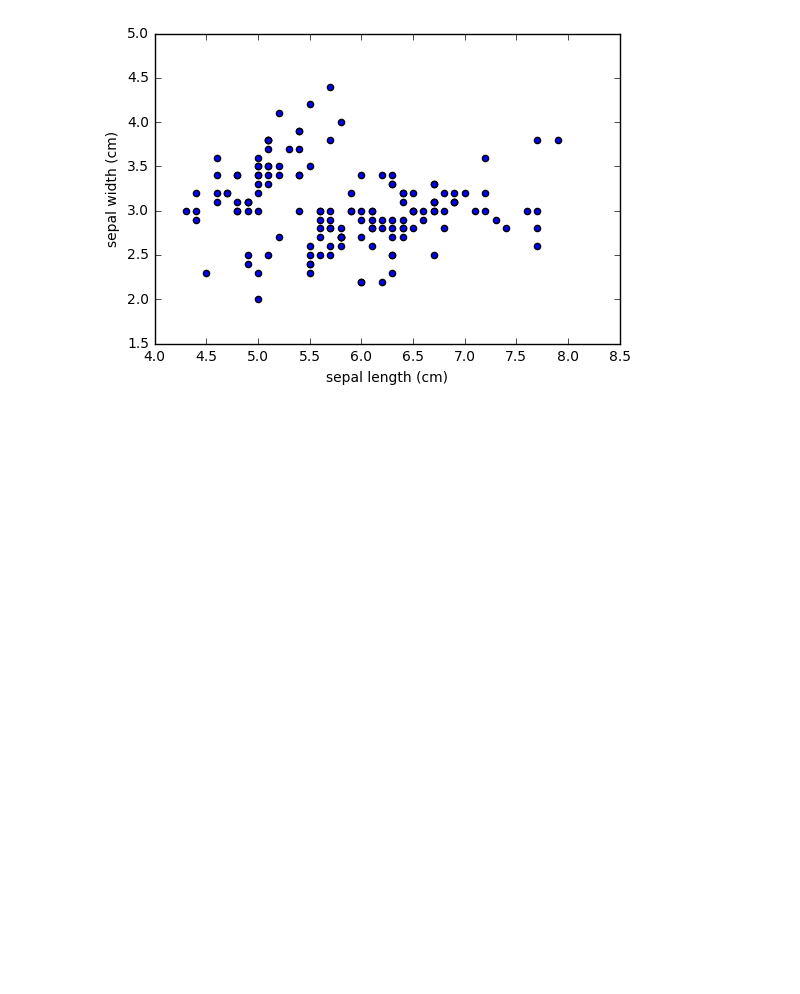
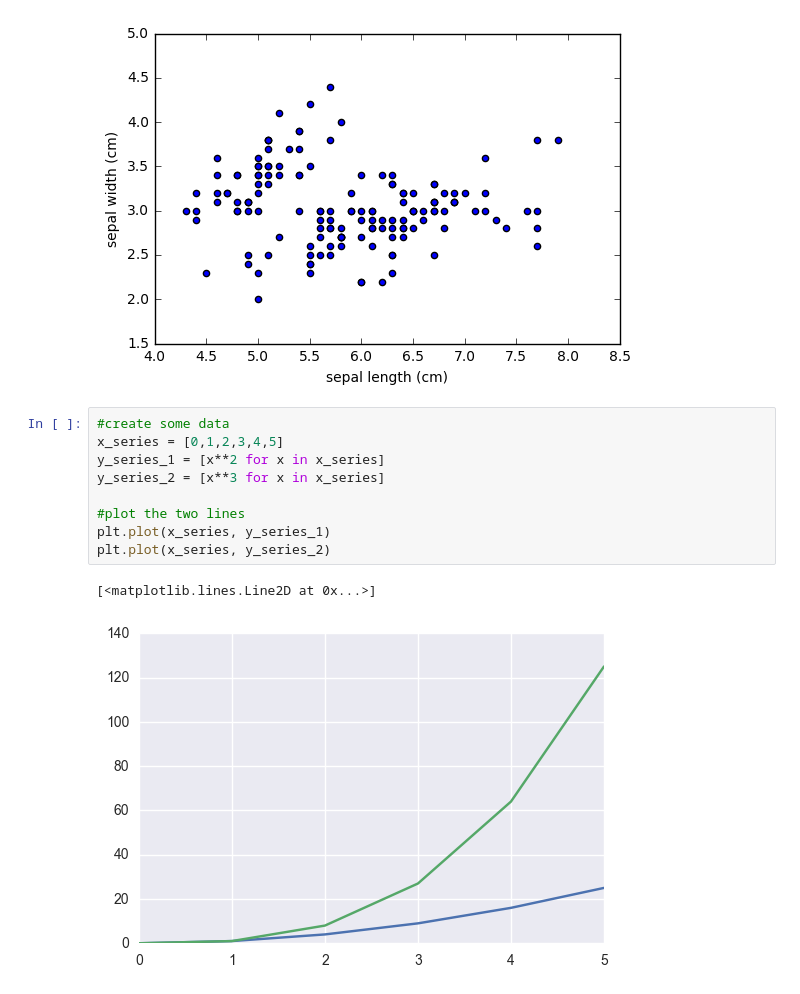
Before and after one commit to davidkrauza/business-analytics, a Jupyter notebook: unit-05/python/Unit-05-python-lab-03.ipynb, the cells around one changed output. Drawn from its saved outputs; the diff is of its cells as text; blank space fills up the shorter version.

Commit message:
finished data viz python code added sample .png

```diff
--- a/unit-05/python/Unit-05-python-lab-03.ipynb
+++ b/unit-05/python/Unit-05-python-lab-03.ipynb
@@ -138,6 +142,18 @@ df.plot(kind='scatter', x='sepal length (cm)', y='sepal width (cm)')
 # %% [output]
 <matplotlib.axes._subplots.AxesSubplot at 0x...>
 [figure]
+# %%
+#create some data
+x_series = [0,1,2,3,4,5]
+y_series_1 = [x**2 for x in x_series]
+y_series_2 = [x**3 for x in x_series]
+
+#plot the two lines
+plt.plot(x_series, y_series_1)
+plt.plot(x_series, y_series_2)
+# %% [output]
+[<matplotlib.lines.Line2D at 0x...>]
+[figure, added]
 # %%
 sns.FacetGrid(df, hue='target', size=5).map(plt.scatter, 'sepal length (cm)', 'sepal width (cm)').add_legend()
 # %% [output]
```
Also changed, not shown: parts of 4 cells of this notebook.
